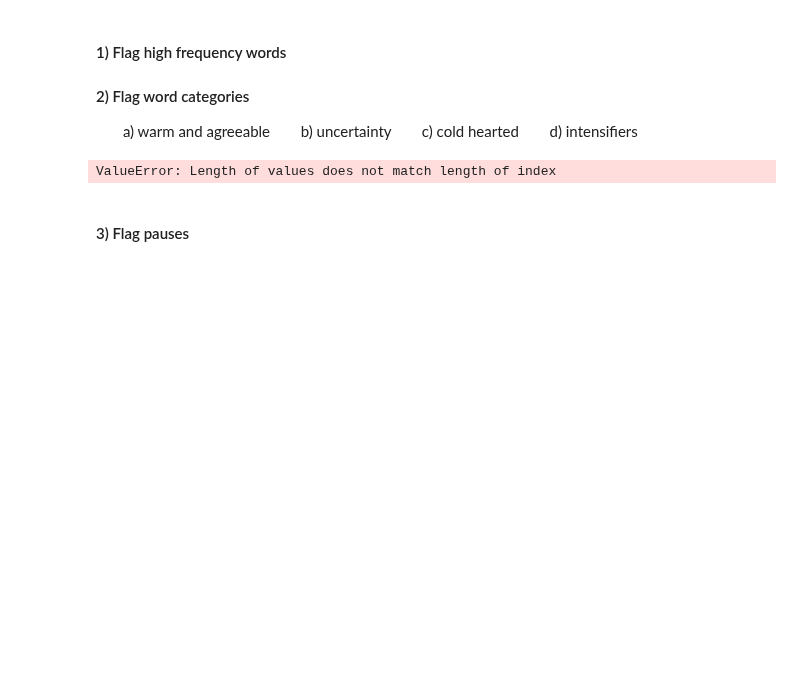
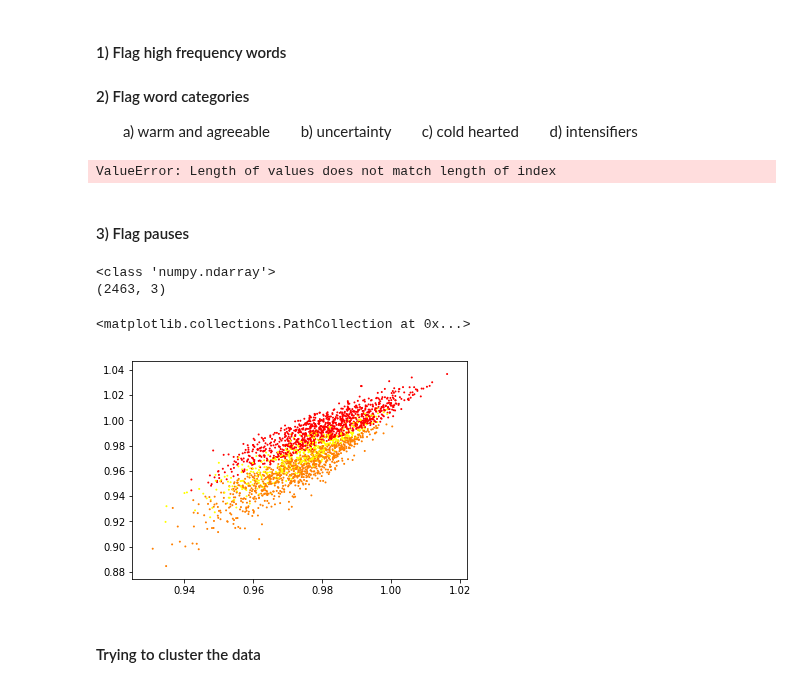
Before and after one commit to GreenMouth/Data-Science-Lab-Final-Project, a Jupyter notebook: src/Data-Exploration.ipynb, the cells around one changed output. Cells and saved outputs as stored; diff of their text form; code cells hidden in the pictures; blank space fills up the shorter version.

Commit message:
added code for clustering the data without pca

```diff
--- a/src/Data-Exploration.ipynb
+++ b/src/Data-Exploration.ipynb
@@ -593,3 +591,14 @@ compareGenders('uncertainty')
 compareGenders('coldHearted')
 # %% [markdown]
 #### 3) Flag pauses
+# %%
+print(type(result_1))
+print(result_1.shape)
+plt.scatter(result_1[:,0],result_1[:,1]c =result, cmap = 'autumn' )
+# %% [output]
+<class 'numpy.ndarray'>
+(2463, 3)
+<matplotlib.collections.PathCollection at 0x...>
+[figure, added]
+# %% [markdown]
+#### Trying to cluster the data
```
Also changed, not shown: parts of 11 cells of this notebook.
